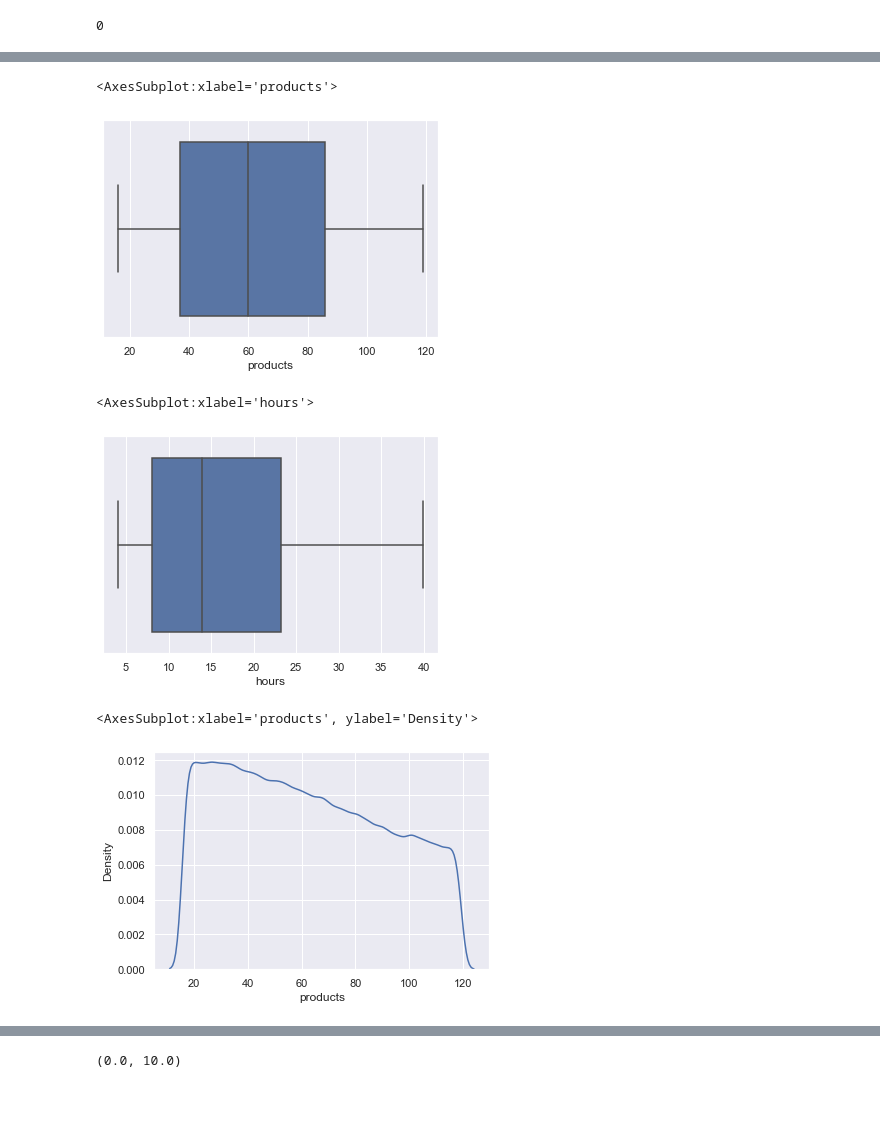
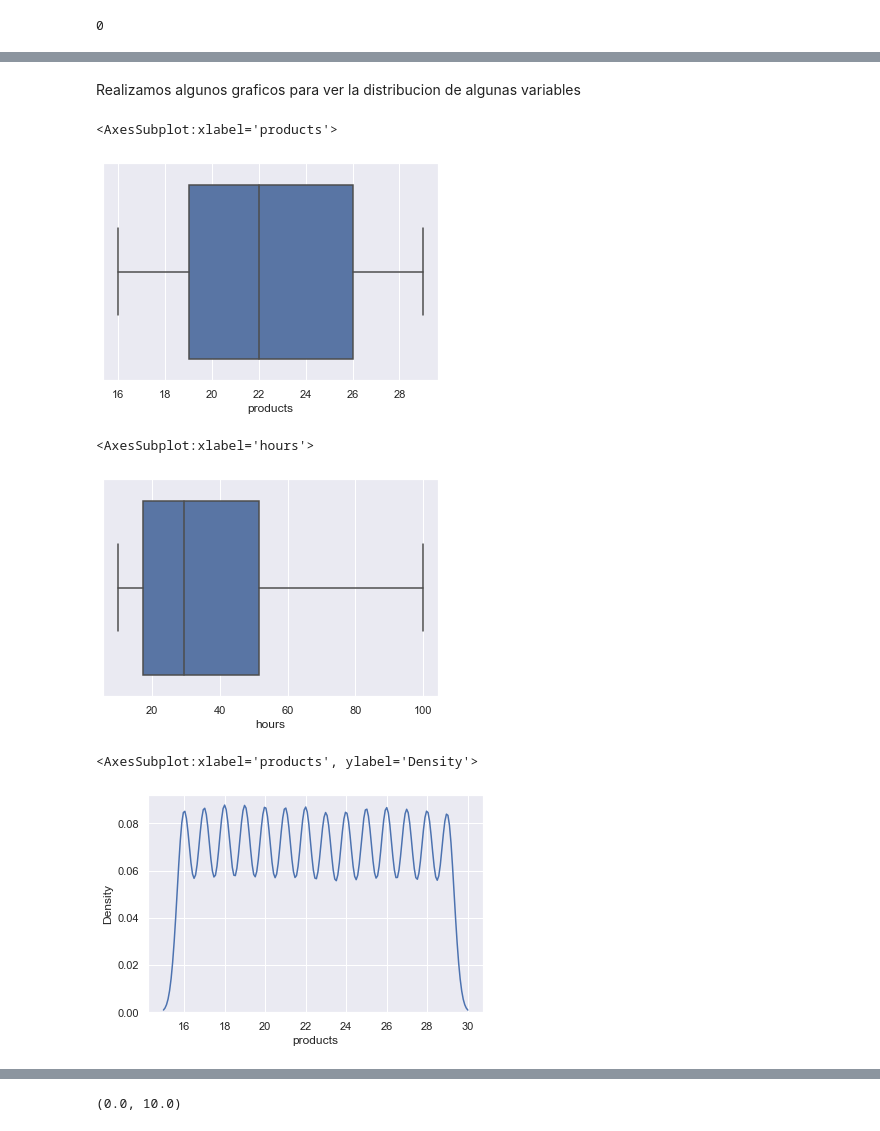
Before and after one commit to franpossetto/acamica-ds-spr3, a Jupyter notebook: Data_pre-proccesing_2.ipynb, the cells around one changed output, grey strips where cells are left out. Saved outputs shown, nothing was run; the diff lists cells and outputs as text; code cells hidden in the pictures; blank space fills up the shorter version.

Commit message:
add data review and data games analysis

```diff
--- a/Data_pre-proccesing_2.ipynb
+++ b/Data_pre-proccesing_2.ipynb
@@ -142,7 +181,7 @@ dtype: int64
 # %%
-data_reviews2=data_reviews[(data_reviews.products>15) & (data_reviews.products<120)]
-data_reviews3=data_reviews2[(data_reviews2.hours>4) & (data_reviews2.hours<40)]
-#del data_reviews
+data_reviews2=data_reviews[(data_reviews.products>15) & (data_reviews.products<30)]
+data_reviews3=data_reviews2[(data_reviews2.hours>10) & (data_reviews2.hours<100)]
+del data_reviews
 # %%
 data_reviews3.head(10)
 # %% [output]
@@ -159,0 +201,3 @@ data_reviews3.head(10)
+# %%
+empty_indexs=data_reviews3[data_reviews3.username.isna()].index
+empty_indexs
@@ -159,0 +206,2 @@ data_reviews3.head(10)
+# %%
+data_reviews3.drop(empty_indexs,inplace=True)
@@ -163,0 +219,5 @@ data_reviews3.hours.isna().sum()
+# %%
+data_reviews4=data_reviews3.loc[:,['username','hours','products','product_id','text']]
+data_reviews4.isna().sum()
+del data_reviews3
+data_reviews4
@@ -164,16 +238,18 @@ data_reviews3.hours.isna().sum()
+# %% [markdown]
+Realizamos algunos graficos para ver la distribucion de algunas variables
 # %%
-sns.boxplot(x = data_reviews3.products)
+sns.boxplot(x = data_reviews4.products)
 # %% [output]
 <AxesSubplot:xlabel='products'>
-[figure, old version]
+[figure, new version]
 # %%
-sns.boxplot(x = data_reviews3.hours)
+sns.boxplot(x = data_reviews4.hours)
 # %% [output]
 <AxesSubplot:xlabel='hours'>
-[figure, old version]
+[figure, new version]
 # %%
-sns.kdeplot(data=data_reviews3.products)
+sns.kdeplot(data=data_reviews4.products)
 # %% [output]
 <AxesSubplot:xlabel='products', ylabel='Density'>
-[figure, old version]
+[figure, new version]
 # %%
```
Also changed, not shown: parts of 66 cells of this notebook.
